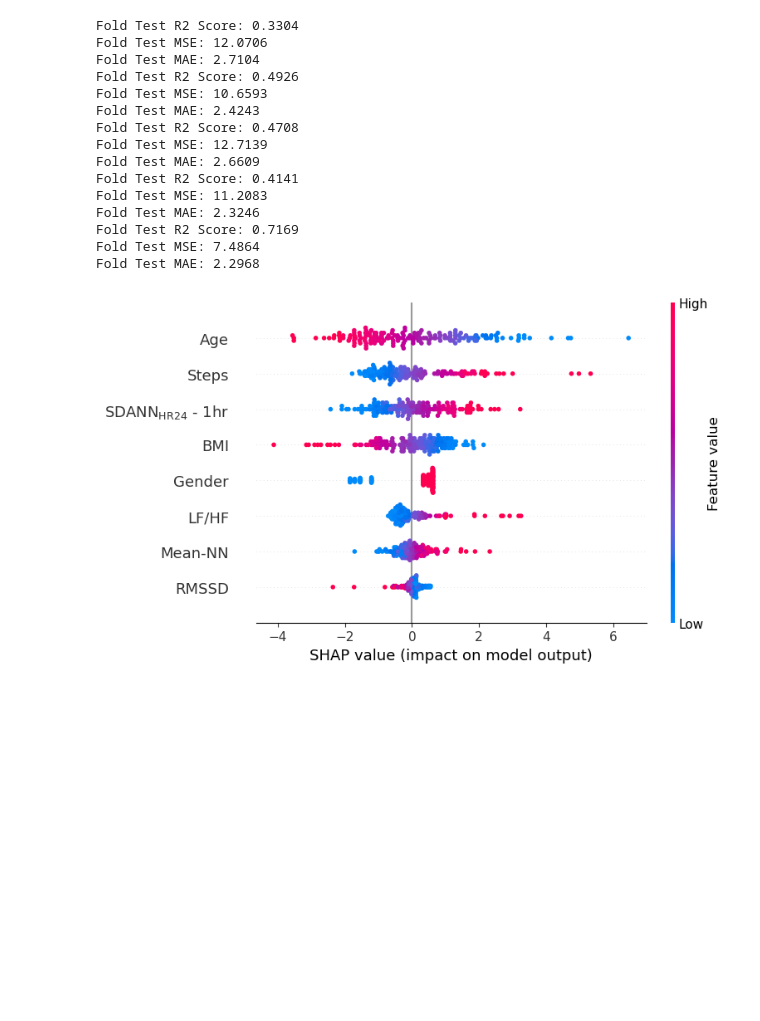
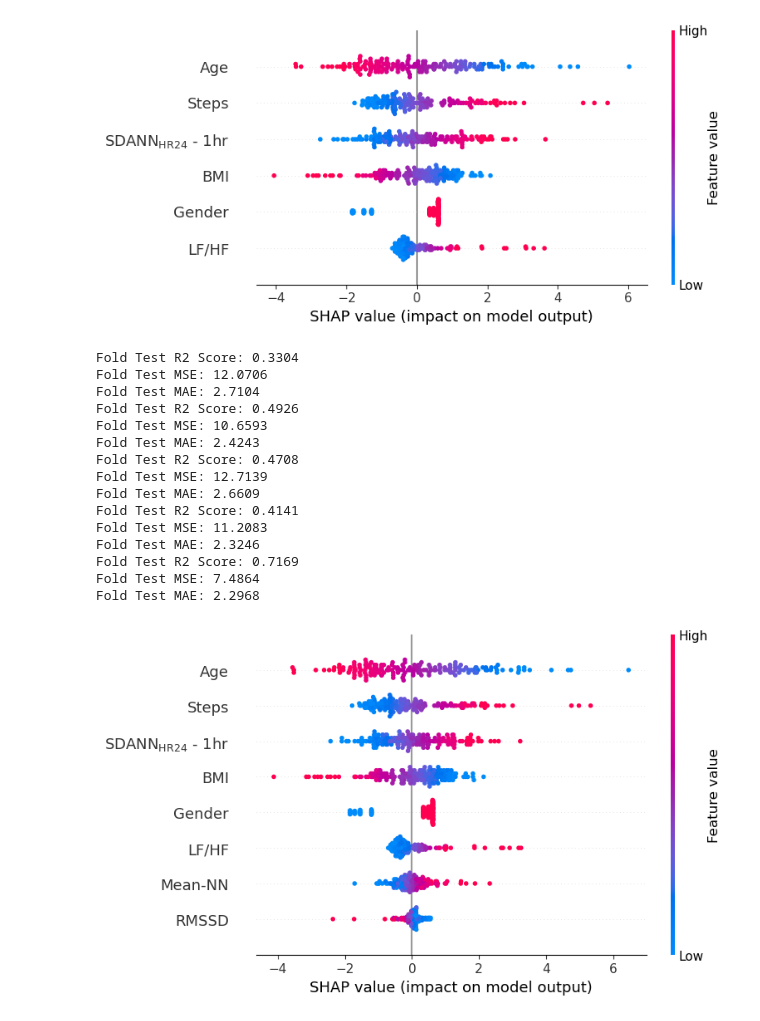
Before and after one commit to Syveraron/CPET_prediction, a Jupyter notebook: model_development/SHAP_calc.ipynb, the cells around one changed output. Cells and saved outputs as stored; diff of their text form; code cells hidden in the pictures; blank space fills up the shorter version.

```diff
--- a/model_development/SHAP_calc.ipynb
+++ b/model_development/SHAP_calc.ipynb
@@ -39,0 +69,72 @@ df['vo2peak_measured'] = np.where(df['cpet_bike'] == 2, df['vo2peak_measured'] *
+# %%
+import shap
+import numpy as np
+import pandas as pd
+from sklearn.preprocessing import StandardScaler
+from sklearn.linear_model import LinearRegression
+from sklearn.model_selection import KFold
+from sklearn.metrics import r2_score, mean_squared_error, mean_absolute_error
+
+# Define formatted feature labels
+formatted_labels = {
+    'age': 'Age',
+    'steps': 'Steps',
+    'SDNNhr_1hr': r'SDANN$_{\mathrm{HR}24}$ - 1hr',
+    'bmi': 'BMI',
+    'gender': 'Gender',
+    'LF_HF': r'LF/HF',
+}
+
+# Define X (predictors) and y (target)
+features = ['steps', 'age', 'gender', 'bmi', 'SDNNhr_1hr', 'LF_HF']
+X = df[features]
+y = df['vo2peak_measured']
+
+# Initialize the KFold cross-validator (5 splits)
+kf = KFold(n_splits=5, shuffle=True, random_state=42)
+
+# Initialize an empty list to store SHAP values and their corresponding test sets
+all_shap_values = []
+all_test_data = []
+
+# Loop through each fold
+for train_index, test_index in kf.split(X):
+    # Split the data into training and test sets for this fold
+    X_train, X_test = X.iloc[train_index], X.iloc[test_index]
+    y_train, y_test = y.iloc[train_index], y.iloc[test_index]
+
+    # Scale the data
+    scaler = StandardScaler()
+    X_train_scaled = scaler.fit_transform(X_train)
+    X_test_scaled = scaler.transform(X_test)
+
+    # Initialize and train the model
+    model = LinearRegression()
+    model.fit(X_train_scaled, y_train)
+
+    # Evaluate model performance on the test set (optional)
+    y_test_pred = model.predict(X_test_scaled)
+    print(f"Fold Test R2 Score: {r2_score(y_test, y_test_pred):.4f}")
+    print(f"Fold Test MSE: {mean_squared_error(y_test, y_test_pred):.4f}")
+    print(f"Fold Test MAE: {mean_absolute_error(y_test, y_test_pred):.4f}")
+
+    # Initialize SHAP explainer
+    explainer = shap.LinearExplainer(model, X_train_scaled)  # Use training data to compute baseline
+
+    # Calculate SHAP values for the test set
+    shap_values = explainer.shap_values(X_test_scaled)
+
+    # Save SHAP values and test data
+    all_shap_values.append(shap_values)
+    all_test_data.append(X_test)
+
+# Concatenate all SHAP values and test data across folds
+final_shap_values = np.concatenate(all_shap_values, axis=0)
+final_test_data = pd.concat(all_test_data, axis=0)
+
+# Map the features to their formatted labels
+updated_labels = [formatted_labels[feature] for feature in features]
+
+# Visualize the SHAP summary plot with updated labels
+shap.summary_plot(final_shap_values, final_test_data, feature_names=updated_labels)
+# %% [output]
@@ -40,3 +156,4 @@ df['vo2peak_measured'] = np.where(df['cpet_bike'] == 2, df['vo2peak_measured'] *
+[figure, added]
 # %%
 import shap
 import numpy as np
```
Also changed, not shown: parts of 7 cells of this notebook, 7 other files.
